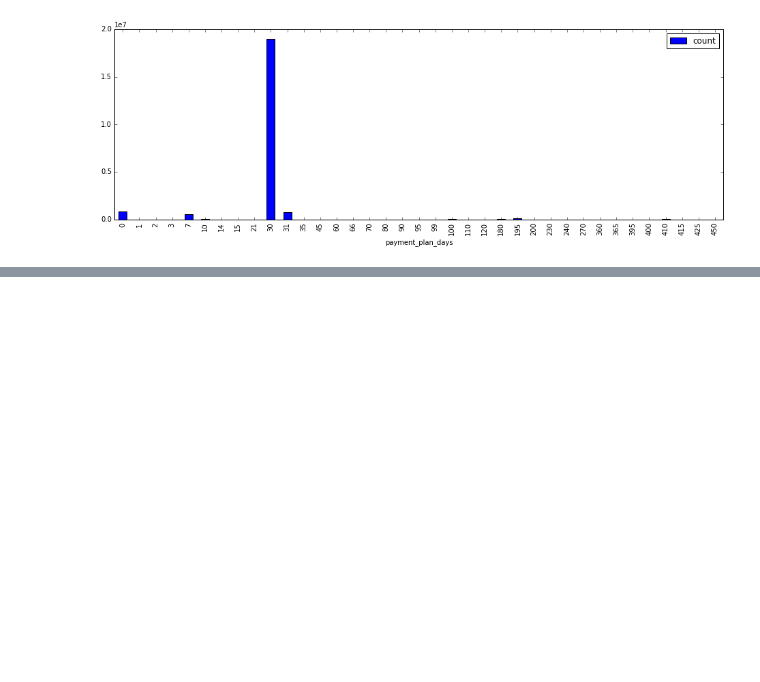
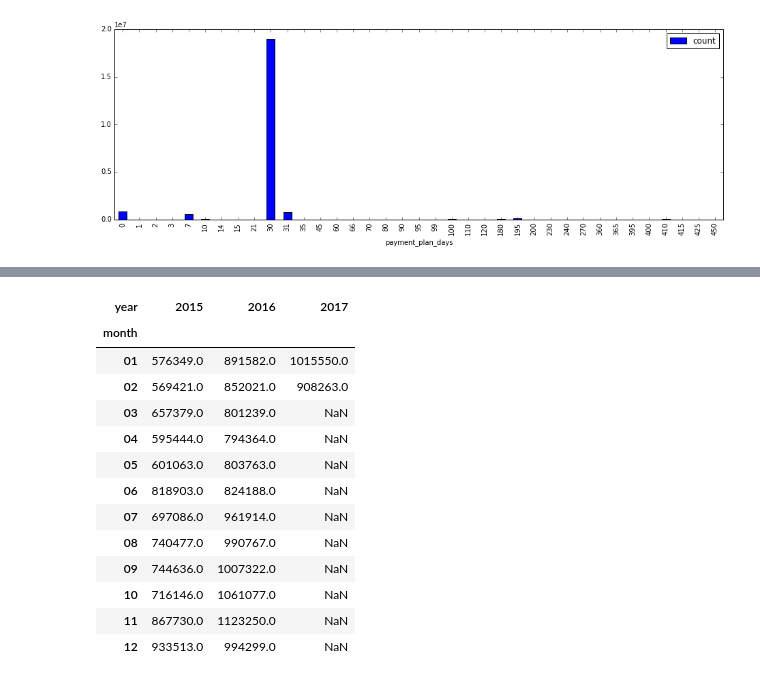
Before and after one commit to hriverap/datascience, a Jupyter notebook: churn-model-kkbox/DBAnalytics_EDA_02.ipynb, the cells around one changed output, grey strips where cells are left out. Drawn from its saved outputs; the diff is of its cells as text; code cells hidden in the pictures; blank space fills up the shorter version.

```diff
--- a/churn-model-kkbox/DBAnalytics_EDA_02.ipynb
+++ b/churn-model-kkbox/DBAnalytics_EDA_02.ipynb
@@ -306,0 +365,18 @@ ax.legend(loc=1)
+# %%
+Grp2 = Grp1.pivot("month", "year", "count")
+Grp2
+# %% [output]
+| year | 2015 | 2016 | 2017 |
+| month |  |  |  |
+| 01 | 576349.0 | 891582.0 | 1015550.0 |
+| 02 | 569421.0 | 852021.0 | 908263.0 |
+| 03 | 657379.0 | 801239.0 | NaN |
+| 04 | 595444.0 | 794364.0 | NaN |
+| 05 | 601063.0 | 803763.0 | NaN |
+| 06 | 818903.0 | 824188.0 | NaN |
+| 07 | 697086.0 | 961914.0 | NaN |
+| 08 | 740477.0 | 990767.0 | NaN |
+| 09 | 744636.0 | 1007322.0 | NaN |
+| 10 | 716146.0 | 1061077.0 | NaN |
+| 11 | 867730.0 | 1123250.0 | NaN |
+| 12 | 933513.0 | 994299.0 | NaN |
```
Also changed, not shown: parts of 14 cells of this notebook.
